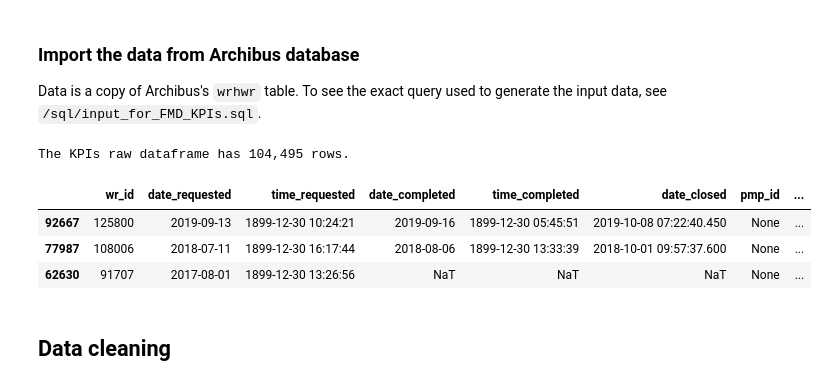
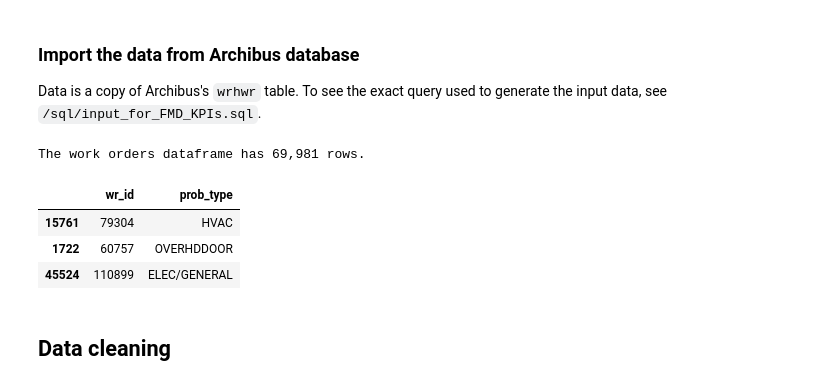
Before and after one commit to department-of-general-services/KPI_central, a Jupyter notebook: FMD_scorecard.ipynb, the cells around one changed output. Cells and saved outputs as stored; diff of their text form; code cells hidden in the pictures.

Commit message:
Adjusts data cleaning & prep functions

```diff
--- a/FMD_scorecard.ipynb
+++ b/FMD_scorecard.ipynb
@@ -38,17 +42,19 @@ pd.options.mode.chained_assignment = None  # default='warn'
 ### Import the data from Archibus database
 Data is a copy of Archibus's `wrhwr` table. To see the exact query used to generate the input data, see `/sql/input_for_FMD_KPIs.sql`.
 # %%
-query_path = Path.cwd() / "sql" / "input_for_FMD_KPIs.sql"
-kpis_raw = get_kpi_data(config, query_path)
+kpis_raw = dw.query(
+    dataset_key="dgsbpio/auditfinding3", query="select * from wrhwr_01052021"
+).dataframe
 
-print(f"The KPIs raw dataframe has {kpis_raw.shape[0]:,} rows.")
-kpis_raw.sample(3, random_state=444)
+print(f"The work orders dataframe has {kpis_raw.shape[0]:,} rows.")
+
+kpis_raw.sample(3, random_state=444)[['wr_id', 'prob_type']]
 # %% [output]
-The KPIs raw dataframe has 104,495 rows.
+The work orders dataframe has 69,981 rows.
-|  | wr_id | date_requested | time_requested | date_completed | time_completed | date_closed | pmp_id | ... |
-| 92667 | 125800 | 2019-09-13 | 1899-12-30 10:24:21 | 2019-09-16 | 1899-12-30 05:45:51 | 2019-10-08 07:22:40.450 | None | ... |
-| 77987 | 108006 | 2018-07-11 | 1899-12-30 16:17:44 | 2018-08-06 | 1899-12-30 13:33:39 | 2018-10-01 09:57:37.600 | None | ... |
-| 62630 | 91707 | 2017-08-01 | 1899-12-30 13:26:56 | NaT | NaT | NaT | None | ... |
+|  | wr_id | prob_type |
+| 15761 | 79304 | HVAC |
+| 1722 | 60757 | OVERHDDOOR |
+| 45524 | 110899 | ELEC/GENERAL |
 # %% [markdown]
 ## Data cleaning
 # %% [markdown]
```
Also changed, not shown: parts of 30 cells of this notebook, 1 other file.
